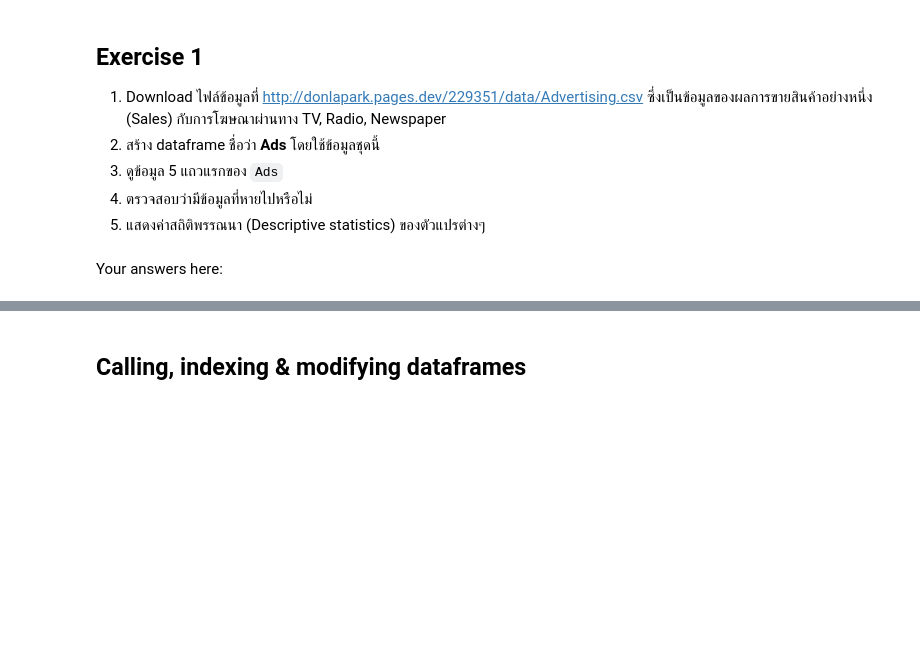
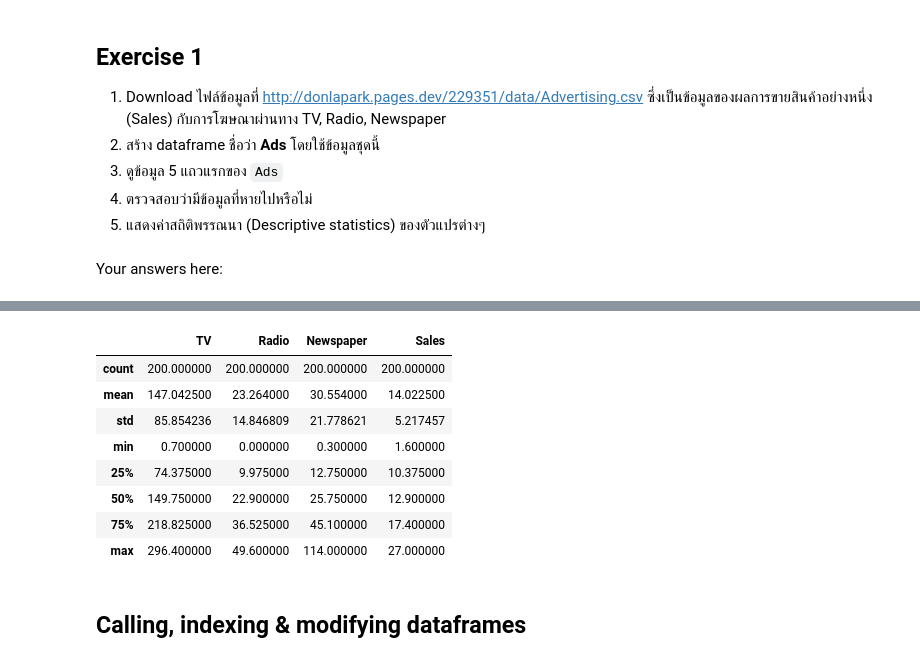
Before and after one commit to Po743/229352-StatisticalLearning, a Jupyter notebook: 1Copy_of_229351_LAB01.ipynb, the cells around one changed output, grey strips where cells are left out. Cells and saved outputs as stored; diff of their text form; code cells hidden in the pictures; blank space fills up the shorter version.

```diff
--- a/1Copy_of_229351_LAB01.ipynb
+++ b/1Copy_of_229351_LAB01.ipynb
@@ -78,3 +76,15 @@ housing.describe()
 # code here
 # %% [markdown]
 Your answers here:
+# %%
+import pandas as pd #dataframes
+import numpy as np #matrices
+import matplotlib.pyplot as plt #for plotting
+
+%matplotlib inline
+
+!wget http://donlapark.pages.dev/229351/data/Advertising.csv
+
+Ads = pd.read_csv("Advertising.csv")
+
+Ads.head(5)
@@ -81,3 +138,15 @@ Your answers here:
+# %%
+Ads.describe()
+# %% [output]
+|  | TV | Radio | Newspaper | Sales |
+| count | 200.000000 | 200.000000 | 200.000000 | 200.000000 |
+| mean | 147.042500 | 23.264000 | 30.554000 | 14.022500 |
+| std | 85.854236 | 14.846809 | 21.778621 | 5.217457 |
+| min | 0.700000 | 0.000000 | 0.300000 | 1.600000 |
+| 25% | 74.375000 | 9.975000 | 12.750000 | 10.375000 |
+| 50% | 149.750000 | 22.900000 | 25.750000 | 12.900000 |
+| 75% | 218.825000 | 36.525000 | 45.100000 | 17.400000 |
+| max | 296.400000 | 49.600000 | 114.000000 | 27.000000 |
 # %% [markdown]
 ## Calling, indexing & modifying dataframes
 # %%
```
Also changed, not shown: parts of 16 cells of this notebook.
